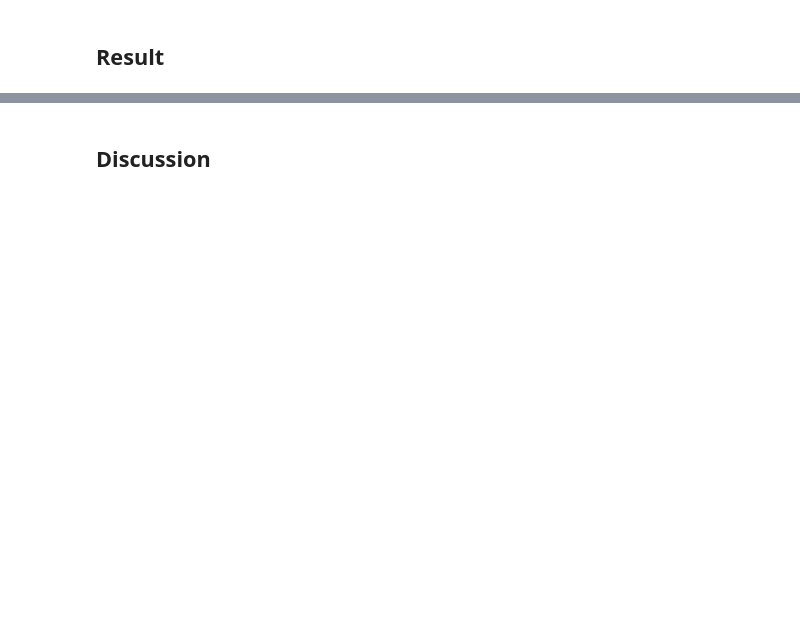
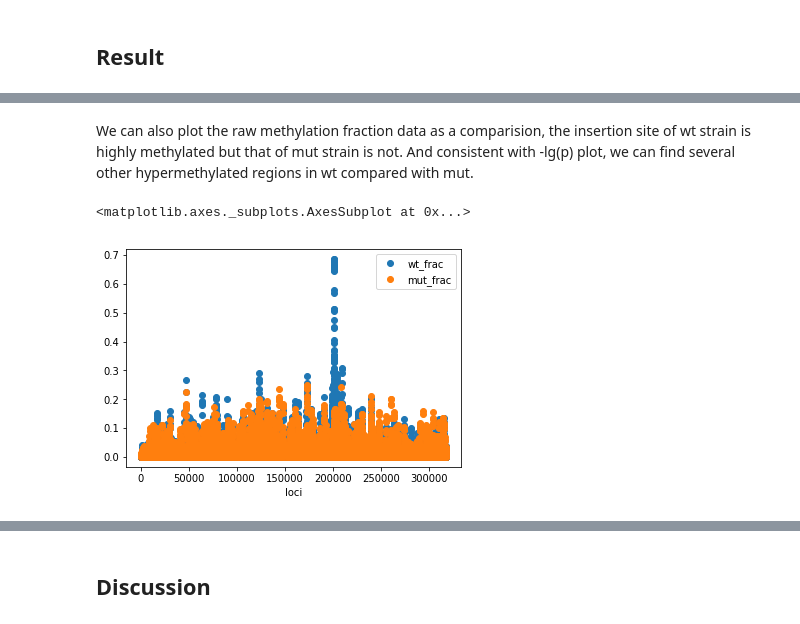
Before and after one commit to yzl452/BMMB554, a Jupyter notebook: BMMB554_Project_Yi(yzl452).ipynb, the cells around one changed output, grey strips where cells are left out. Drawn from its saved outputs; the diff is of its cells as text; code cells hidden in the pictures; blank space fills up the shorter version.

```diff
--- a/BMMB554_Project_Yi(yzl452).ipynb
+++ b/BMMB554_Project_Yi(yzl452).ipynb
@@ -20,0 +424,7 @@ Chromosome interaction plays an important role in eukaryotic gene regulation and
+# %% [markdown]
+We can also plot the raw methylation fraction data as a comparision, the insertion site of wt strain is highly methylated but that of mut strain is not. And consistent with -lg(p) plot, we can find several other hypermethylated regions in wt compared with mut.
+# %%
+plot.plot(x='loci', y=['wt_frac','mut_frac'], style='o')
+# %% [output]
+<matplotlib.axes._subplots.AxesSubplot at 0x...>
+[figure, added]
```
Also changed, not shown: parts of 52 cells of this notebook.
